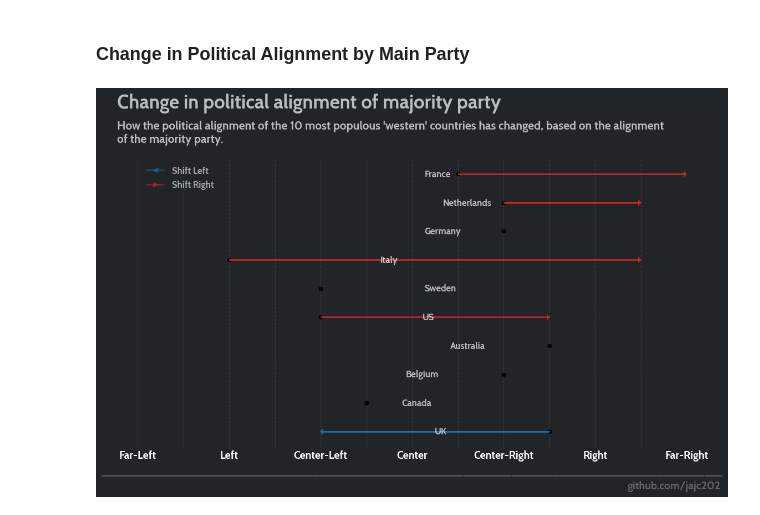
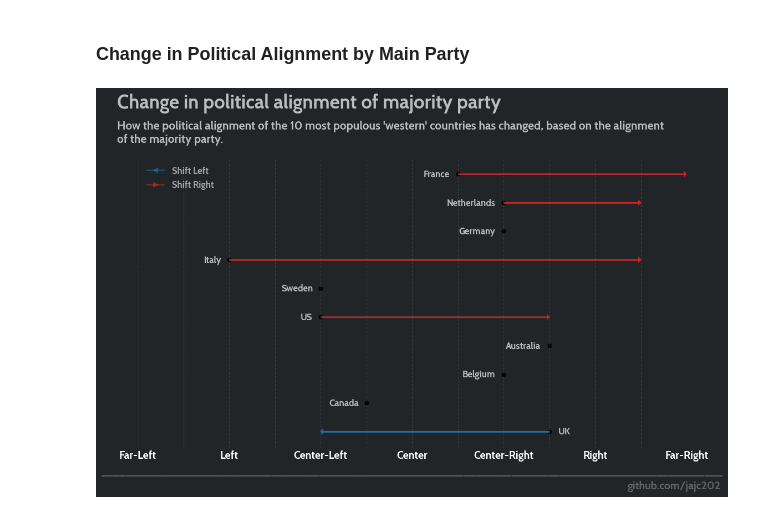
Before and after one commit to jajc202/PartiesInPower, a Jupyter notebook: 02. Code/02. Master Notebook/PiP_Master_Notebooks.ipynb, the cells around one changed output. Drawn from its saved outputs; the diff is of its cells as text; code cells hidden in the pictures.

Commit message:
Updated country annotation spacing for graph 2

```diff
--- a/02. Code/02. Master Notebook/PiP_Master_Notebooks.ipynb
+++ b/02. Code/02. Master Notebook/PiP_Master_Notebooks.ipynb
@@ -368,34 +368,34 @@ for i in range(-6,7):
 
 # Add country labels
 # UK
-ax.text(x = 0.5, y = -0.1,
+ax.text(x = 3.2, y = -0.1,
     s = 'UK',fontsize = 12, color = 'white', alpha = .7, ha='left')
 # Candada
-ax.text(x = -0.23, y = 0.9,
+ax.text(x = -1.82, y = 0.9,
     s = 'Canada',fontsize = 12, color = 'white', alpha = .7, ha='left')
 # Belgium
-ax.text(x = -0.14, y = 1.9,
+ax.text(x = 1.1, y = 1.9,
     s = 'Belgium',fontsize = 12, color = 'white', alpha = .7, ha='left')
 # Australia
-ax.text(x = 0.83, y = 2.9,
+ax.text(x = 2.05, y = 2.9,
     s = 'Australia',fontsize = 12, color = 'white', alpha = .7, ha='left')
 # US
-ax.text(x = 0.23, y = 3.9,
+ax.text(x = -2.44, y = 3.9,
     s = 'US',fontsize = 12, color = 'white', alpha = .7, ha='left')
 # Sweden
-ax.text(x = 0.27, y = 4.9,
+ax.text(x = -2.86, y = 4.9,
     s = 'Sweden',fontsize = 12, color = 'white', alpha = .7, ha='left')
 # Italy
-ax.text(x = -0.69, y = 5.9,
+ax.text(x = -4.55, y = 5.9,
     s = 'Italy',fontsize = 12, color = 'white', alpha = .7, ha='left')
 # Germany
-ax.text(x = 0.27, y = 6.9,
+ax.text(x = 1.02, y = 6.9,
     s = 'Germany',fontsize = 12, color = 'white', alpha = .7, ha='left')
 # Netherlands
-ax.text(x = 0.67, y = 7.9,
+ax.text(x = 0.76, y = 7.9,
     s = 'Netherlands',fontsize = 12, color = 'white', alpha = .7, ha='left')
 # France
-ax.text(x = 0.27, y = 8.9,
+ax.text(x = 0.25, y = 8.9,
     s = 'France',fontsize = 12, color = 'white', alpha = .7, ha='left')
 
 # Add titles and various text
@@ -430,31 +430,31 @@ plt.xticks(ticks=list(x_tick_mapping.keys()), labels=list(x_tick_mapping.values(
 # Remove y-ticks
 plt.yticks([], [])
 
 # Improve aesthetics
 # Limit x-axis
 plt.xlim(-6, 6)
 # Remove xgrid lines
 plt.gca().xaxis.grid(False)
 # Remove extra spines
 sns.despine(left=True, bottom=True)
 # Adjust margins
 fig.tight_layout()
 fig.subplots_adjust(left=0.075, right=0.9)
 
 # Create legend
 # Create legend elements
 left_arrow = mlines.Line2D([], [], color=left_shift_color, marker='<', linestyle='-', linewidth=2, label="Shift Left")
 right_arrow = mlines.Line2D([], [], color=right_shift_color, marker='>', linestyle='-', linewidth=2, label="Shift Right")
 # Add legend to the plot
 leg = ax.legend(handles=[left_arrow, right_arrow], loc="upper left", fontsize=12, frameon=False)
 # Make legend arrows slightly transparent
 for lh in leg.legendHandles:
     lh.set_alpha(0.5)
 # Make legend text slightly transparent
 for ll in leg.texts:
     ll.set_alpha(0.6)
 
 # Show the plot
 plt.show()
 # %% [output]
-[figure, old version]
+[figure, new version]
```
